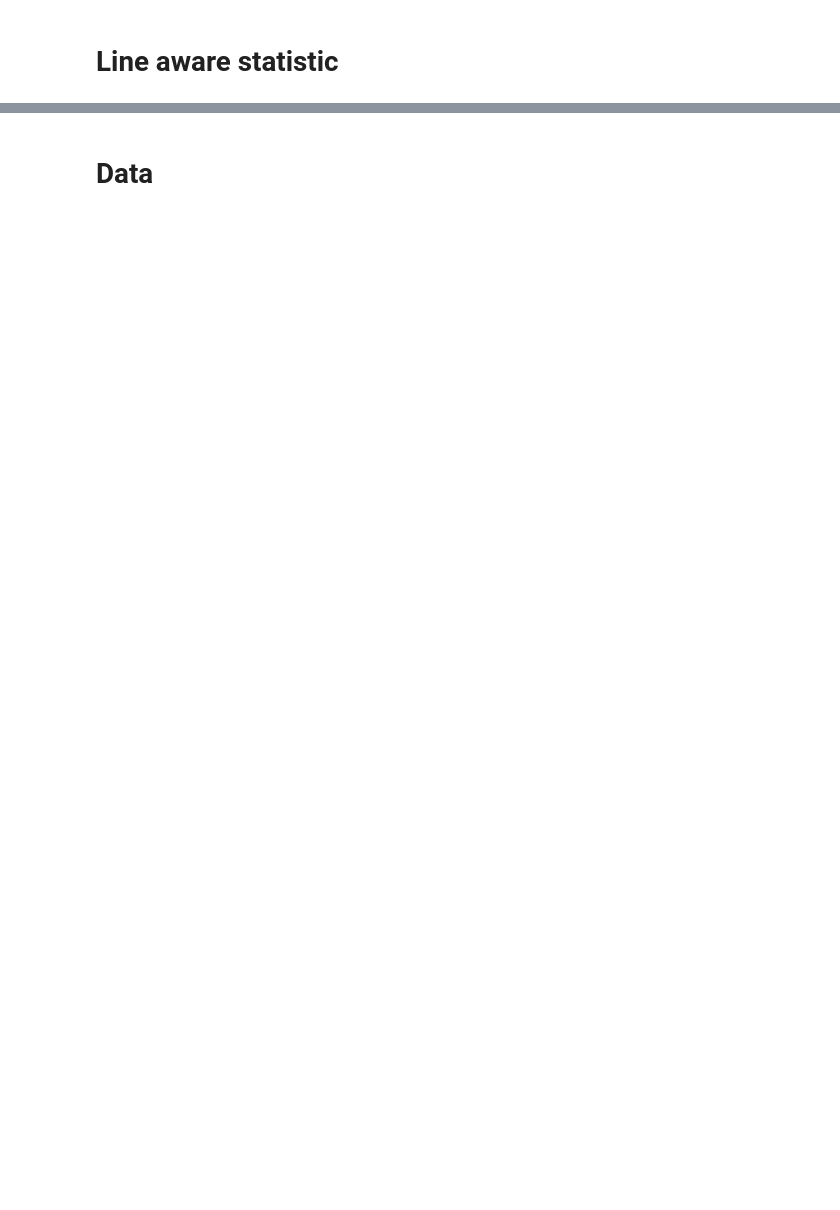
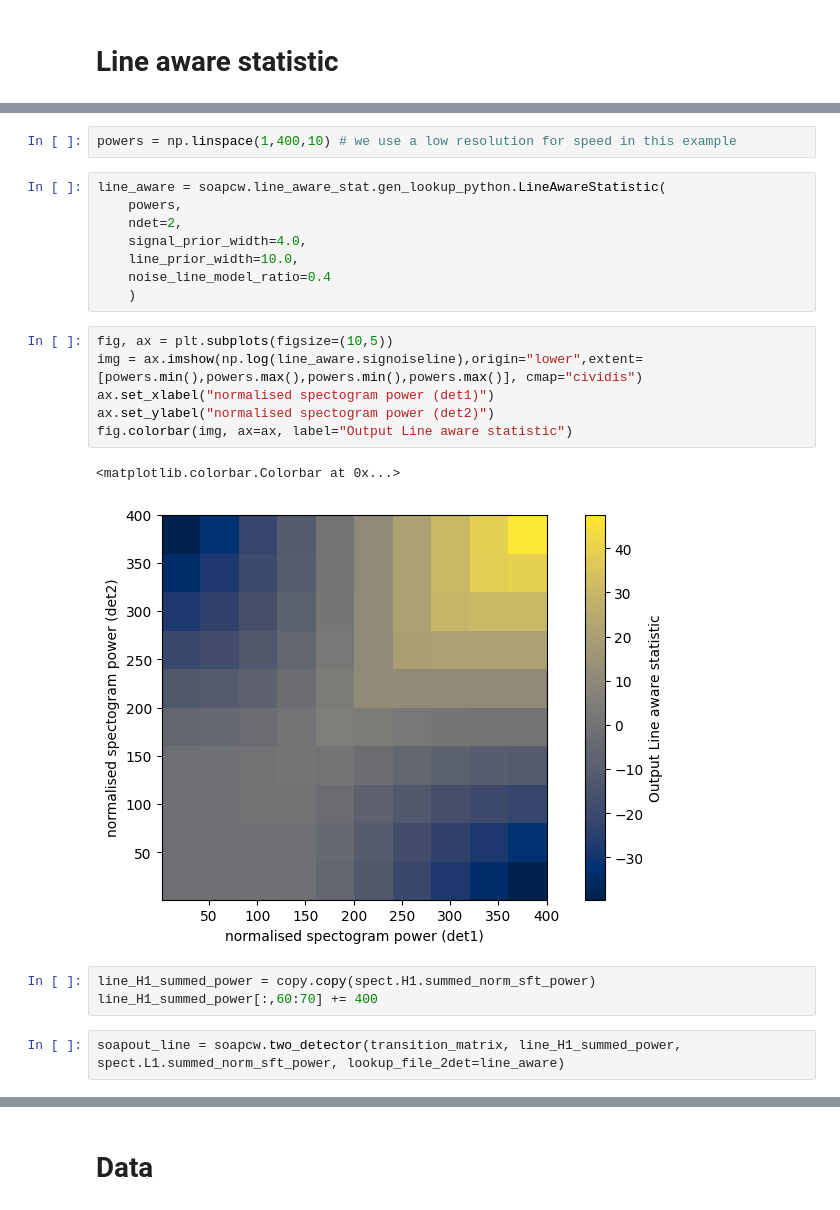
Before and after one commit to jcbayley/cwworkshop, a Jupyter notebook: cwworkshop_soap.ipynb, the cells around one changed output, grey strips where cells are left out. Saved outputs shown, nothing was run; the diff lists cells and outputs as text; blank space fills up the shorter version.

```diff
--- a/cwworkshop_soap.ipynb
+++ b/cwworkshop_soap.ipynb
@@ -95,0 +187,24 @@ ax.set_ylabel("Frequency [Hz]",fontsize=20)
+# %%
+powers = np.linspace(1,400,10) # we use a low resolution for speed in this example
+# %%
+line_aware = soapcw.line_aware_stat.gen_lookup_python.LineAwareStatistic(
+    powers,
+    ndet=2,
+    signal_prior_width=4.0,
+    line_prior_width=10.0,
+    noise_line_model_ratio=0.4
+    )
+# %%
+fig, ax = plt.subplots(figsize=(10,5))
+img = ax.imshow(np.log(line_aware.signoiseline),origin="lower",extent=[powers.min(),powers.max(),powers.min(),powers.max()], cmap="cividis")
+ax.set_xlabel("normalised spectogram power (det1)")
+ax.set_ylabel("normalised spectogram power (det2)")
+fig.colorbar(img, ax=ax, label="Output Line aware statistic")
+# %% [output]
+<matplotlib.colorbar.Colorbar at 0x...>
+[figure, added]
+# %%
+line_H1_summed_power = copy.copy(spect.H1.summed_norm_sft_power)
+line_H1_summed_power[:,60:70] += 400
+# %%
+soapout_line = soapcw.two_detector(transition_matrix, line_H1_summed_power, spect.L1.summed_norm_sft_power, lookup_file_2det=line_aware)
```
Also changed, not shown: parts of 64 cells of this notebook, 3 other files.
